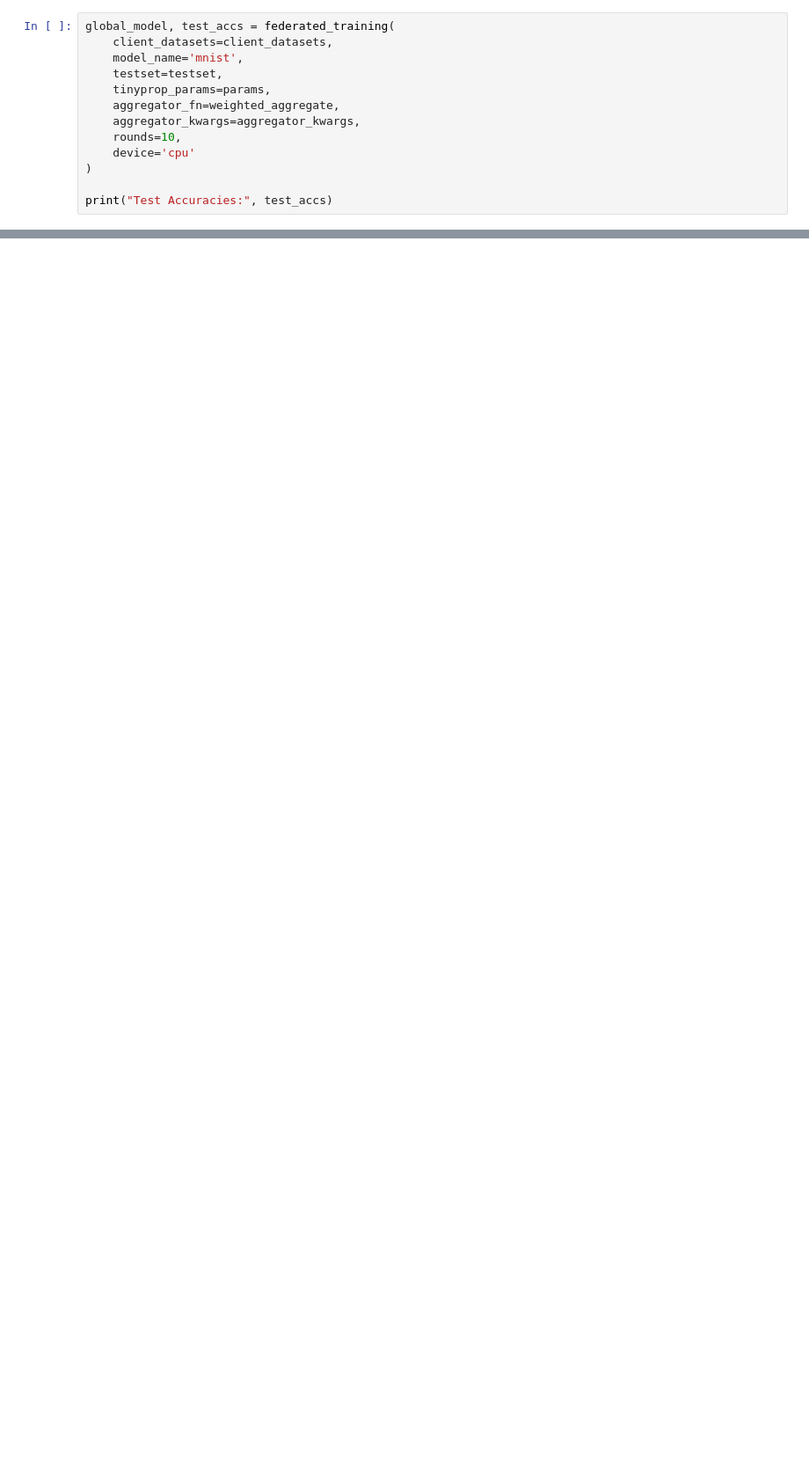
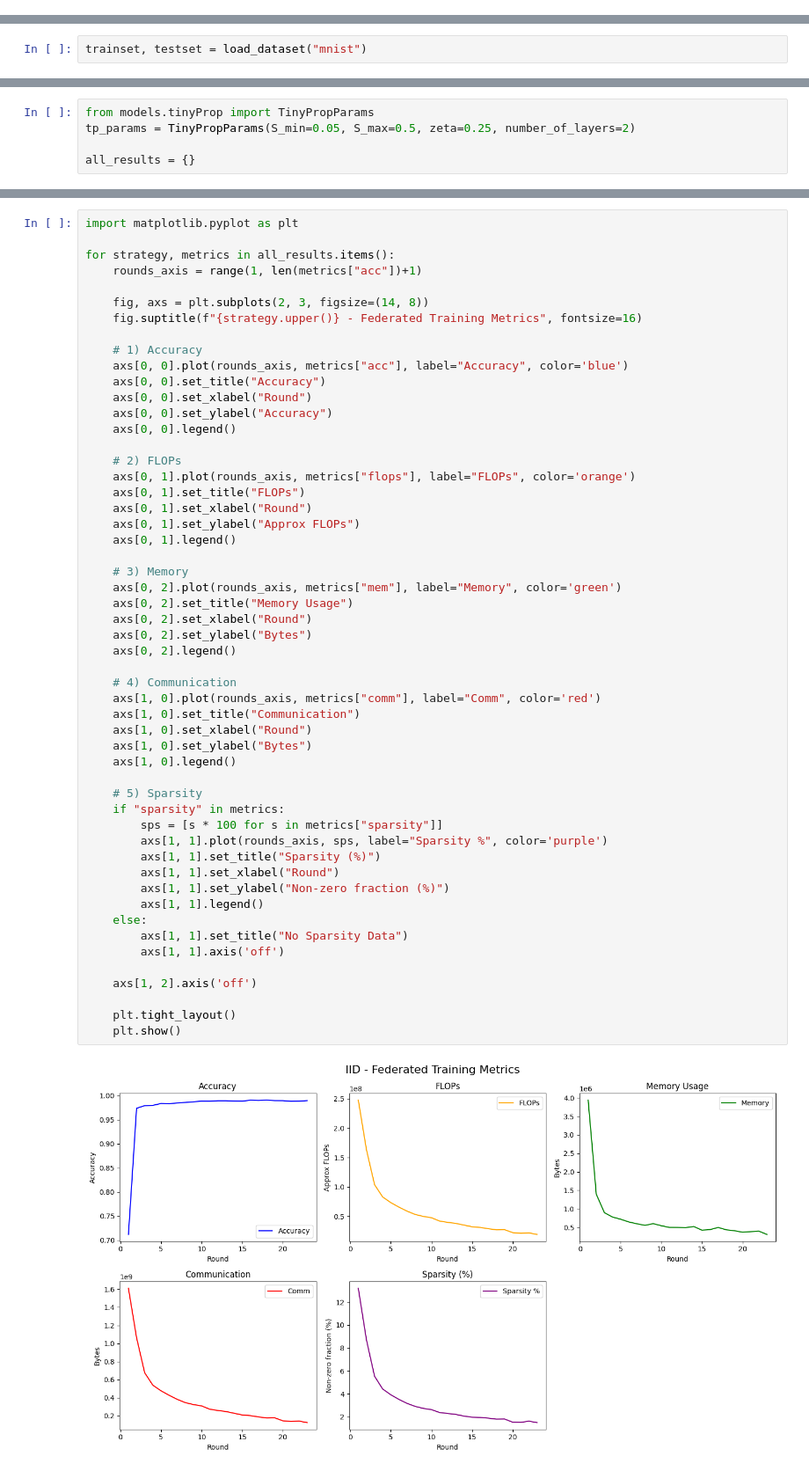
Before and after one commit to hatrigui/FedTinyProp, a Jupyter notebook: notebooks/MNIST.ipynb, the cells around one changed output, grey strips where cells are left out. Shown at 88% size. Cells and saved outputs as stored; diff of their text form; blank space fills up the shorter version.

Commit message:
done with MNIST

```diff
--- a/notebooks/MNIST.ipynb
+++ b/notebooks/MNIST.ipynb
@@ -364,13 +0,0 @@ params = TinyPropParams(S_min=0.3, S_max=0.7, zeta=0.8, number_of_layers=2)
-# %%
-global_model, test_accs = federated_training(
-    client_datasets=client_datasets,
-    model_name='mnist',
-    testset=testset,
-    tinyprop_params=params,
-    aggregator_fn=weighted_aggregate,
-    aggregator_kwargs=aggregator_kwargs,
-    rounds=10,
-    device='cpu'
-)
-
-print("Test Accuracies:", test_accs)
@@ -394,0 +44,2 @@ Test Accuracies: [0.413, 0.7214, 0.7637, 0.8377, 0.8149, 0.8898, 0.7917, 0.9368,
+# %%
+trainset, testset = load_dataset("mnist")
@@ -394,0 +64,5 @@ Test Accuracies: [0.413, 0.7214, 0.7637, 0.8377, 0.8149, 0.8898, 0.7917, 0.9368,
+# %%
+from models.tinyProp import TinyPropParams
+tp_params = TinyPropParams(S_min=0.05, S_max=0.5, zeta=0.25, number_of_layers=2)
+
+all_results = {}
@@ -394,0 +190,55 @@ Test Accuracies: [0.413, 0.7214, 0.7637, 0.8377, 0.8149, 0.8898, 0.7917, 0.9368,
+# %%
+import matplotlib.pyplot as plt
+
+for strategy, metrics in all_results.items():
+    rounds_axis = range(1, len(metrics["acc"])+1)
+
+    fig, axs = plt.subplots(2, 3, figsize=(14, 8))
+    fig.suptitle(f"{strategy.upper()} - Federated Training Metrics", fontsize=16)
+
+    # 1) Accuracy
+    axs[0, 0].plot(rounds_axis, metrics["acc"], label="Accuracy", color='blue')
+    axs[0, 0].set_title("Accuracy")
+    axs[0, 0].set_xlabel("Round")
+    axs[0, 0].set_ylabel("Accuracy")
+    axs[0, 0].legend()
+
+    # 2) FLOPs
+    axs[0, 1].plot(rounds_axis, metrics["flops"], label="FLOPs", color='orange')
+    axs[0, 1].set_title("FLOPs")
+    axs[0, 1].set_xlabel("Round")
+    axs[0, 1].set_ylabel("Approx FLOPs")
+    axs[0, 1].legend()
+
+    # 3) Memory
+    axs[0, 2].plot(rounds_axis, metrics["mem"], label="Memory", color='green')
+    axs[0, 2].set_title("Memory Usage")
+    axs[0, 2].set_xlabel("Round")
+    axs[0, 2].set_ylabel("Bytes")
+    axs[0, 2].legend()
+
+    # 4) Communication
+    axs[1, 0].plot(rounds_axis, metrics["comm"], label="Comm", color='red')
+    axs[1, 0].set_title("Communication")
+    axs[1, 0].set_xlabel("Round")
+    axs[1, 0].set_ylabel("Bytes")
+    axs[1, 0].legend()
+
+    # 5) Sparsity
+    if "sparsity" in metrics:
+        sps = [s * 100 for s in metrics["sparsity"]]
+        axs[1, 1].plot(rounds_axis, sps, label="Sparsity %", color='purple')
+        axs[1, 1].set_title("Sparsity (%)")
+        axs[1, 1].set_xlabel("Round")
+        axs[1, 1].set_ylabel("Non-zero fraction (%)")
+        axs[1, 1].legend()
+    else:
+        axs[1, 1].set_title("No Sparsity Data")
+        axs[1, 1].axis('off')
+
+    axs[1, 2].axis('off')
+
+    plt.tight_layout()
+    plt.show()
+# %% [output]
+[figure, added]
```
Also changed, not shown: parts of 44 cells of this notebook, 2 other files.
